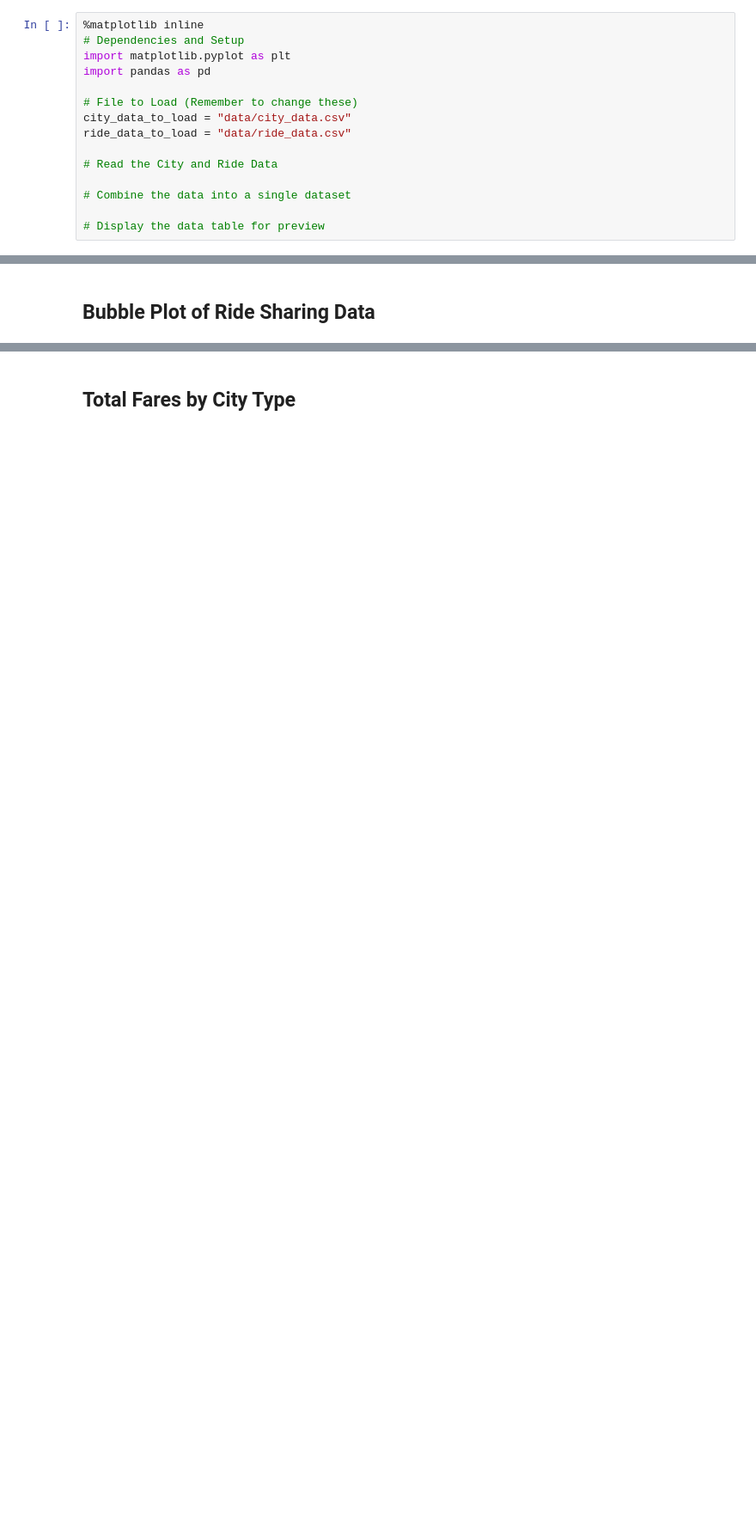
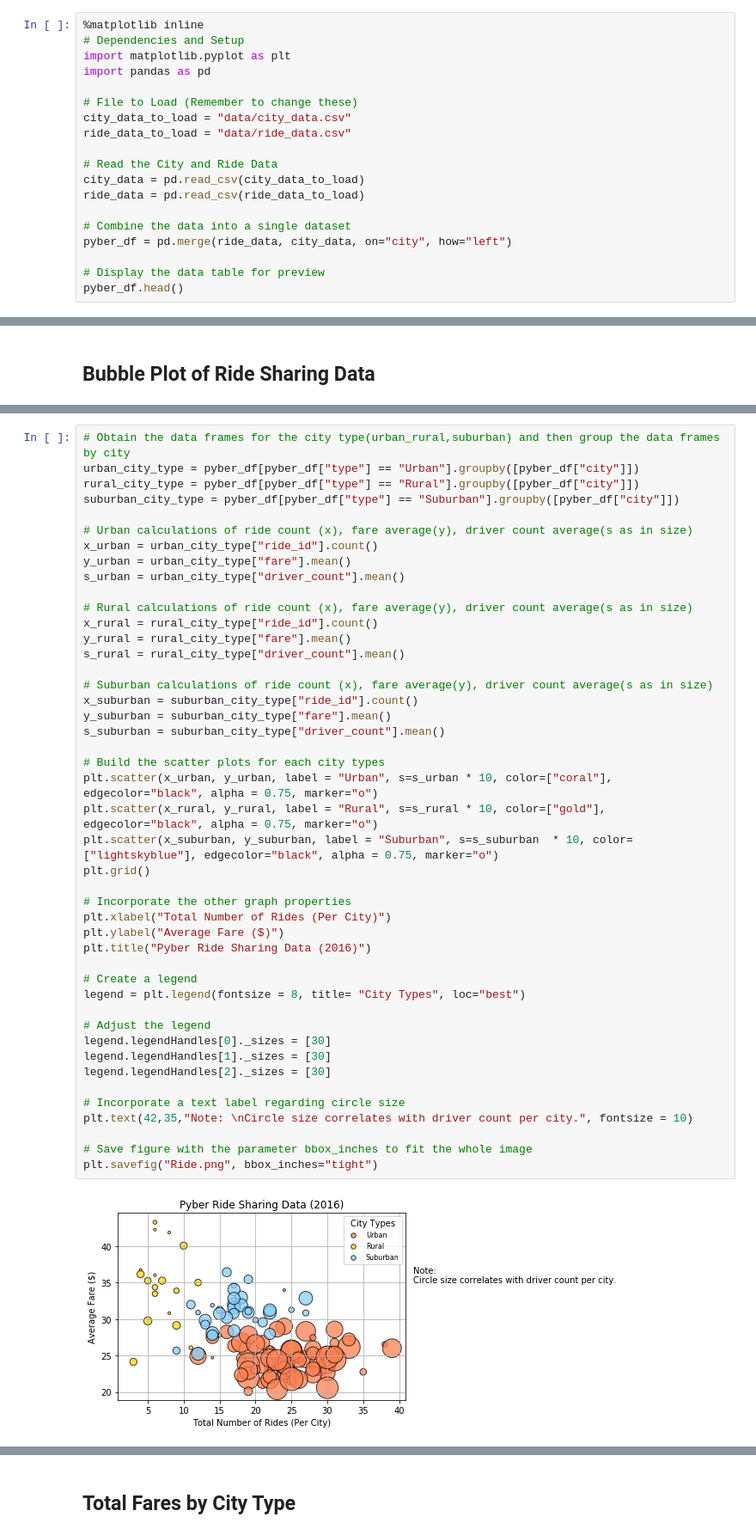
Before and after one commit to natashacrosby/DataVizPortfolio, a Jupyter notebook: Pyber_NDC.ipynb, the cells around one changed output, grey strips where cells are left out. Shown at 86% size. Saved outputs shown, nothing was run; the diff lists cells and outputs as text; blank space fills up the shorter version.

```diff
--- a/Pyber_NDC.ipynb
+++ b/Pyber_NDC.ipynb
@@ -9,7 +9,11 @@ city_data_to_load = "data/city_data.csv"
 ride_data_to_load = "data/ride_data.csv"
 
 # Read the City and Ride Data
+city_data = pd.read_csv(city_data_to_load)
+ride_data = pd.read_csv(ride_data_to_load)
 
 # Combine the data into a single dataset
+pyber_df = pd.merge(ride_data, city_data, on="city", how="left")
 
 # Display the data table for preview
+pyber_df.head()
@@ -38,3 +29,50 @@ ride_data_to_load = "data/ride_data.csv"
+# %%
+# Obtain the data frames for the city type(urban_rural,suburban) and then group the data frames by city
+urban_city_type = pyber_df[pyber_df["type"] == "Urban"].groupby([pyber_df["city"]])
+rural_city_type = pyber_df[pyber_df["type"] == "Rural"].groupby([pyber_df["city"]])
+suburban_city_type = pyber_df[pyber_df["type"] == "Suburban"].groupby([pyber_df["city"]])
+
+# Urban calculations of ride count (x), fare average(y), driver count average(s as in size)
+x_urban = urban_city_type["ride_id"].count()
+y_urban = urban_city_type["fare"].mean()
+s_urban = urban_city_type["driver_count"].mean()
+
+# Rural calculations of ride count (x), fare average(y), driver count average(s as in size)
+x_rural = rural_city_type["ride_id"].count()
+y_rural = rural_city_type["fare"].mean()
+s_rural = rural_city_type["driver_count"].mean()
+
+# Suburban calculations of ride count (x), fare average(y), driver count average(s as in size)
+x_suburban = suburban_city_type["ride_id"].count()
+y_suburban = suburban_city_type["fare"].mean()
+s_suburban = suburban_city_type["driver_count"].mean()
+
+# Build the scatter plots for each city types
+plt.scatter(x_urban, y_urban, label = "Urban", s=s_urban * 10, color=["coral"], edgecolor="black", alpha = 0.75, marker="o")
+plt.scatter(x_rural, y_rural, label = "Rural", s=s_rural * 10, color=["gold"], edgecolor="black", alpha = 0.75, marker="o")
+plt.scatter(x_suburban, y_suburban, label = "Suburban", s=s_suburban  * 10, color=["lightskyblue"], edgecolor="black", alpha = 0.75, marker="o")
+plt.grid()
+
+# Incorporate the other graph properties
+plt.xlabel("Total Number of Rides (Per City)")
+plt.ylabel("Average Fare ($)")
+plt.title("Pyber Ride Sharing Data (2016)")
+
+# Create a legend
+legend = plt.legend(fontsize = 8, title= "City Types", loc="best")
+
+# Adjust the legend
+legend.legendHandles[0]._sizes = [30]
+legend.legendHandles[1]._sizes = [30]
+legend.legendHandles[2]._sizes = [30]
+
+# Incorporate a text label regarding circle size
+plt.text(42,35,"Note: \nCircle size correlates with driver count per city.", fontsize = 10)
+
+# Save figure with the parameter bbox_inches to fit the whole image
+plt.savefig("Ride.png", bbox_inches="tight")
+# %% [output]
+[figure, added]
 # %%
 # Show plot
 plt.show()
```
Also changed, not shown: parts of 11 cells of this notebook.
